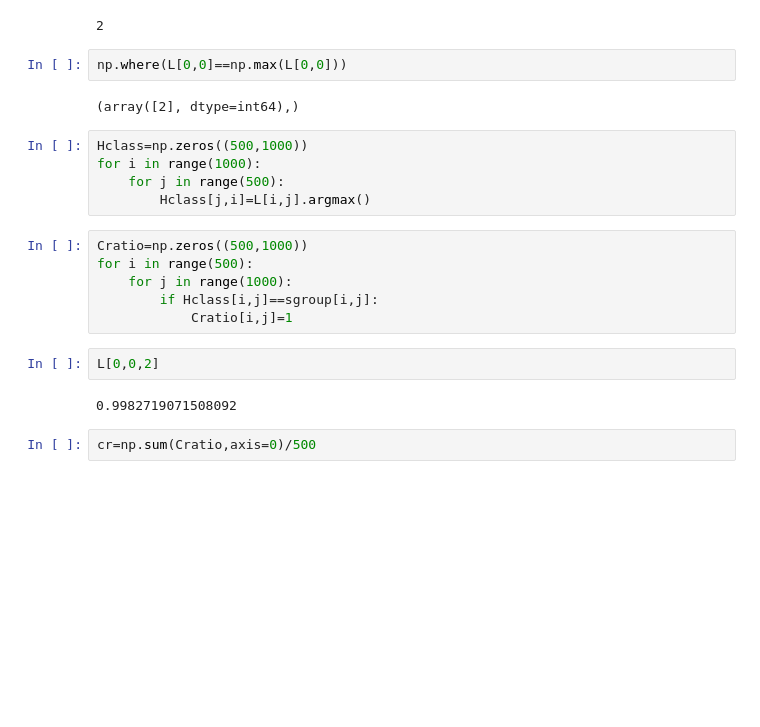
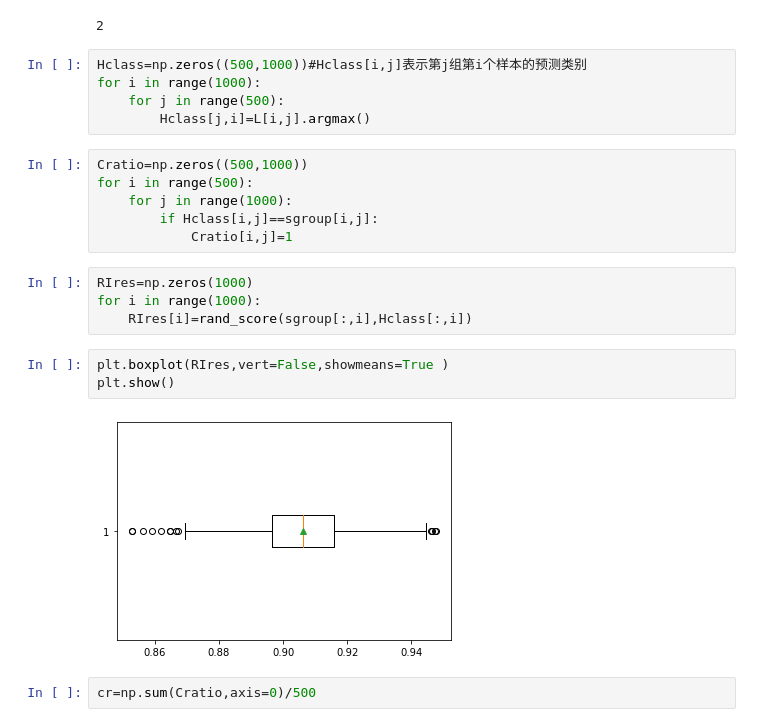
Before and after one commit to IXIXVI/graduate-first-year-homework, a Jupyter notebook: SUBGROUP论文/1000个样本测试/测试/result.ipynb, the cells around one changed output. Cells and saved outputs as stored; diff of their text form; blank space fills up the shorter version.

```diff
--- a/SUBGROUP论文/1000个样本测试/测试/result.ipynb
+++ b/SUBGROUP论文/1000个样本测试/测试/result.ipynb
@@ -99,12 +105,8 @@ array([1.25389041e-04, 1.60270381e-03, 9.98271907e-01])
 L[0,0].argmax()
 # %% [output]
 2
-# %%
-np.where(L[0,0]==np.max(L[0,0]))
-# %% [output]
-(array([2], dtype=int64),)
 # %%
-Hclass=np.zeros((500,1000))
+Hclass=np.zeros((500,1000))#Hclass[i,j]表示第j组第i个样本的预测类别
 for i in range(1000):
     for j in range(500):
         Hclass[j,i]=L[i,j].argmax()
@@ -114,10 +116,15 @@ for i in range(500):
     for j in range(1000):
         if Hclass[i,j]==sgroup[i,j]:
             Cratio[i,j]=1
-# %%
-L[0,0,2]
-# %% [output]
-0.9982719071508092
+# %%
+RIres=np.zeros(1000)
+for i in range(1000):
+    RIres[i]=rand_score(sgroup[:,i],Hclass[:,i])
+# %%
+plt.boxplot(RIres,vert=False,showmeans=True )
+plt.show()
+# %% [output]
+[figure, added]
 # %%
 cr=np.sum(Cratio,axis=0)/500
 # %%
```
Also changed, not shown: parts of 5 cells of this notebook, 3 other files.
